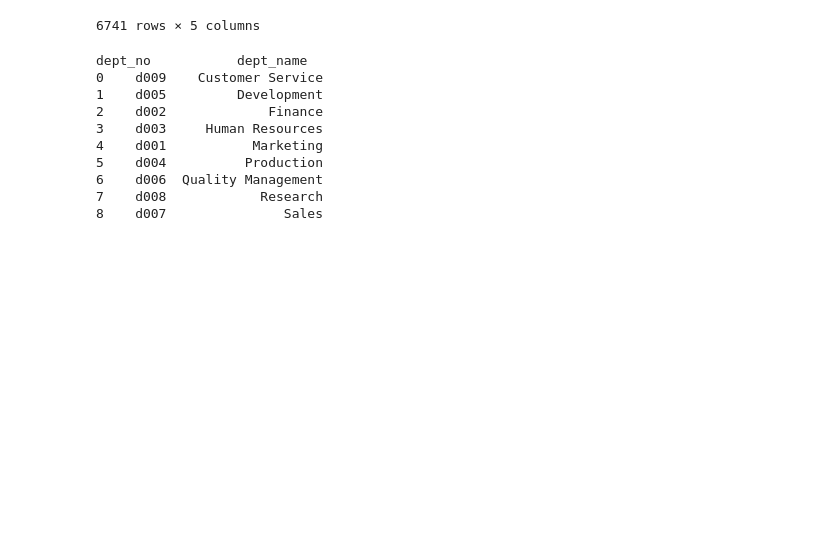
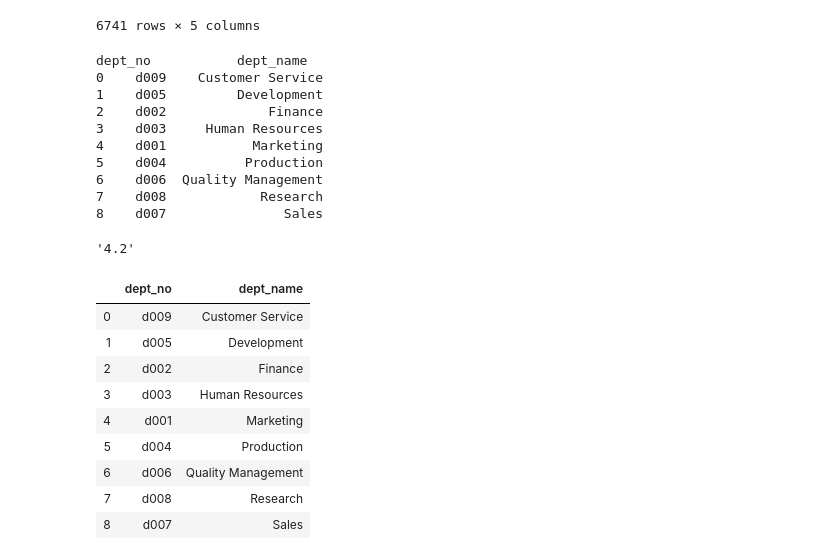
Before and after one commit to shekharbiswas/Ecommerce-SQL, a Jupyter notebook: create_headphones.ipynb, the cells around one changed output. Saved outputs shown, nothing was run; the diff lists cells and outputs as text; code cells hidden in the pictures; blank space fills up the shorter version.

```diff
--- a/create_headphones.ipynb
+++ b/create_headphones.ipynb
@@ -226,0 +224,31 @@ dept_no           dept_name
+# %%
+df['rating'][0].split(' ')[0]
+# %% [output]
+'4.2'
+# %%
+from sqlalchemy import create_engine
+
+import pymysql
+
+import pandas as pd
+
+
+
+sqlEngine       = create_engine('mysql+pymysql://root:Host!98342@127.0.0.1/ecom', pool_recycle=3600)
+
+dbConnection    = sqlEngine.connect()
+
+frame           = pd.read_sql("select * from organisation.departments", dbConnection)
+# %%
+frame
+# %% [output]
+|  | dept_no | dept_name |
+| 0 | d009 | Customer Service |
+| 1 | d005 | Development |
+| 2 | d002 | Finance |
+| 3 | d003 | Human Resources |
+| 4 | d001 | Marketing |
+| 5 | d004 | Production |
+| 6 | d006 | Quality Management |
+| 7 | d008 | Research |
+| 8 | d007 | Sales |
```
Also changed, not shown: parts of 6 cells of this notebook.
